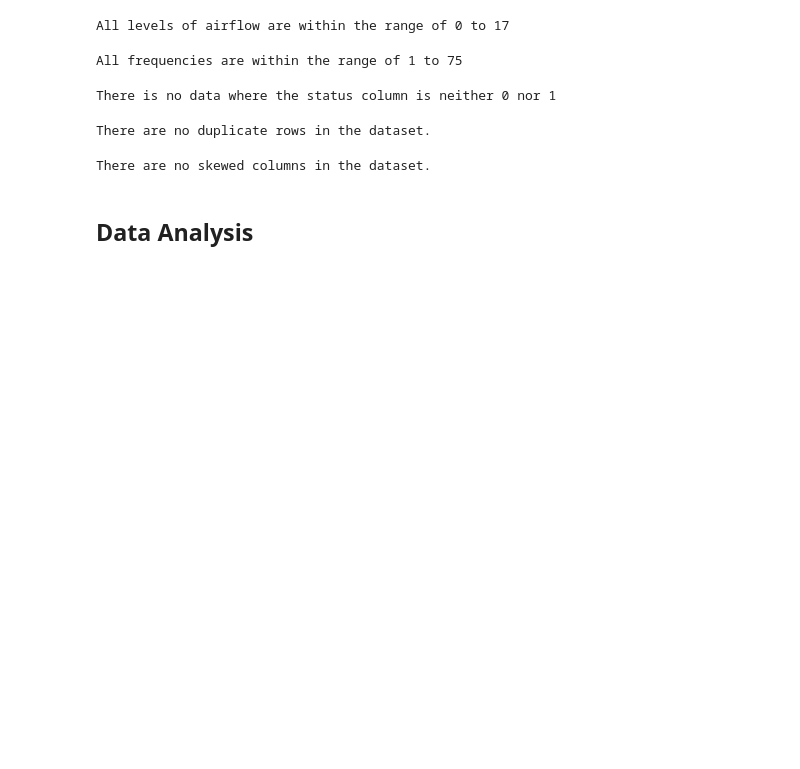
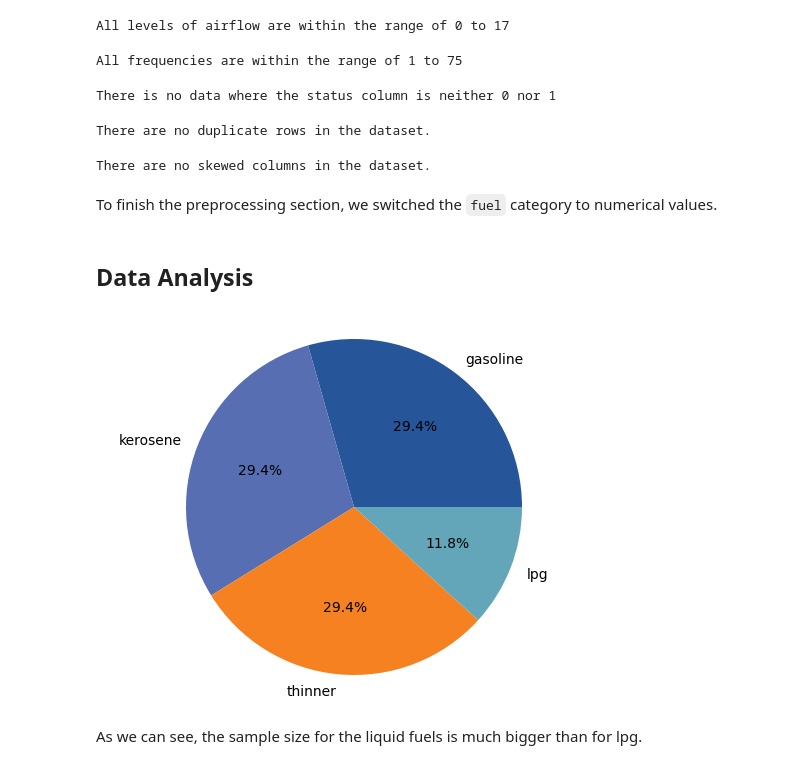
Before and after one commit to P1ntas/IA_Project_2, a Jupyter notebook: report.ipynb, the cells around one changed output. Cells and saved outputs as stored; diff of their text form; code cells hidden in the pictures; blank space fills up the shorter version.

Commit message:
Switched fuel values to numeric

```diff
--- a/report.ipynb
+++ b/report.ipynb
@@ -176,5 +176,30 @@ else:
     print("Logarithmic transformation applied to skewed columns.")
 # %% [output]
 There are no skewed columns in the dataset.
+# %% [markdown]
+To finish the preprocessing section, we switched the ``fuel`` category to numerical values.
+# %%
+# create a dictionary to map fuel categories to numerical values
+fuel_map = {'gasoline': 1, 'kerosene': 2, 'thinner': 3, 'lpg': 4}
+
+# replace fuel categories with numerical values using the map() function
+dataset['FUEL'] = dataset['FUEL'].map(fuel_map)
 # %% [markdown]
 ## Data Analysis
+# %%
+gasoline = dataset.loc[dataset['FUEL'] == 1]
+kerosene = dataset.loc[dataset['FUEL'] == 2]
+thinner = dataset.loc[dataset['FUEL'] == 3]
+lpg = dataset.loc[dataset['FUEL'] == 4]
+
+data = [gasoline.shape[0], kerosene.shape[0], thinner.shape[0], lpg.shape[0]]
+
+fig1, axis = plt.subplots()
+colors = ( "#265599","#576eb2","#f58120", "#63a6b9")
+axis.pie(data, colors = colors, labels=['gasoline', 'kerosene', 'thinner',  'lpg'], autopct='%1.1f%%',)
+axis.axis('equal')
+plt.show()
+# %% [output]
+[figure, added]
+# %% [markdown]
+As we can see, the sample size for the liquid fuels is much bigger than for lpg.
```
